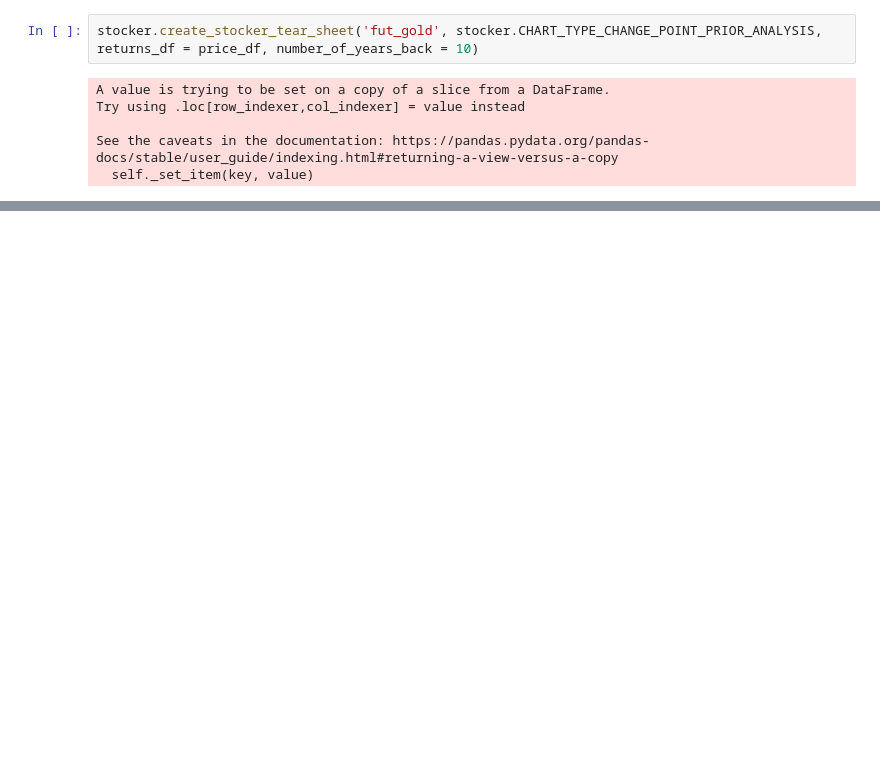
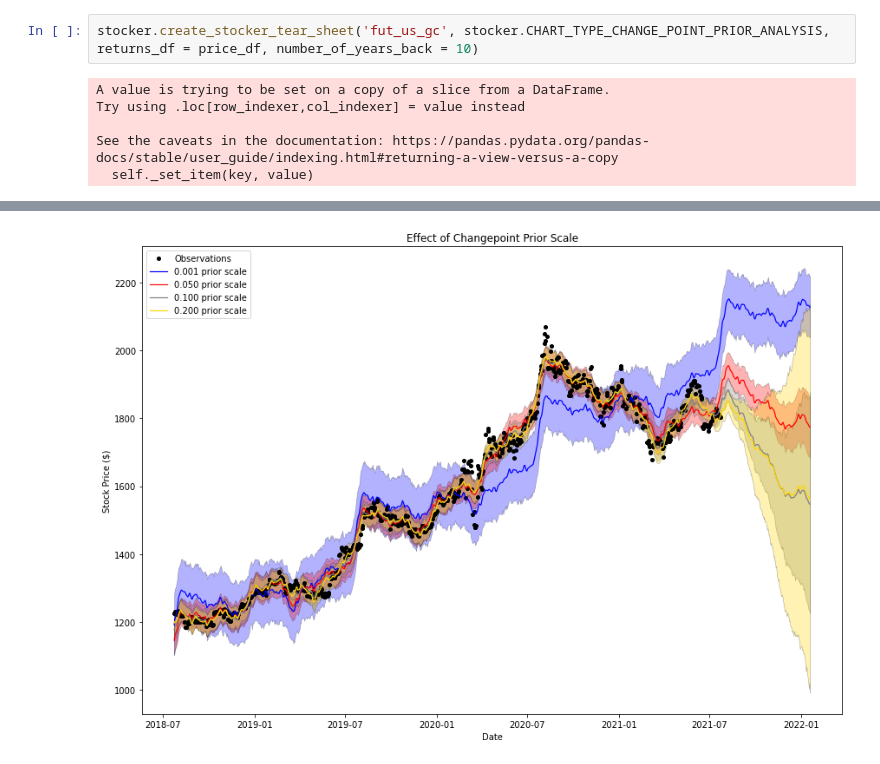
Before and after one commit to sravzpublic/training, a Jupyter notebook: training-py/Prophet Model Analysis.ipynb, the cells around one changed output, grey strips where cells are left out. Saved outputs shown, nothing was run; the diff lists cells and outputs as text; blank space fills up the shorter version.

```diff
--- a/training-py/Prophet Model Analysis.ipynb
+++ b/training-py/Prophet Model Analysis.ipynb
@@ -70,5 +70,5 @@ The actual value was within the 80% confidence interval 31.10% of the time.
 # %%
-stocker.create_stocker_tear_sheet('fut_gold', stocker.CHART_TYPE_CHANGE_POINT_PRIOR_ANALYSIS, returns_df = price_df, number_of_years_back = 10)
+stocker.create_stocker_tear_sheet('fut_us_gc', stocker.CHART_TYPE_CHANGE_POINT_PRIOR_ANALYSIS, returns_df = price_df, number_of_years_back = 10)
 # %% [output]
 A value is trying to be set on a copy of a slice from a DataFrame.
 Try using .loc[row_indexer,col_indexer] = value instead
@@ -96 +95,2 @@ Optimization terminated normally:
+[figure, added]
 # %%
```
Also changed, not shown: parts of 7 cells of this notebook, 5 other files.
